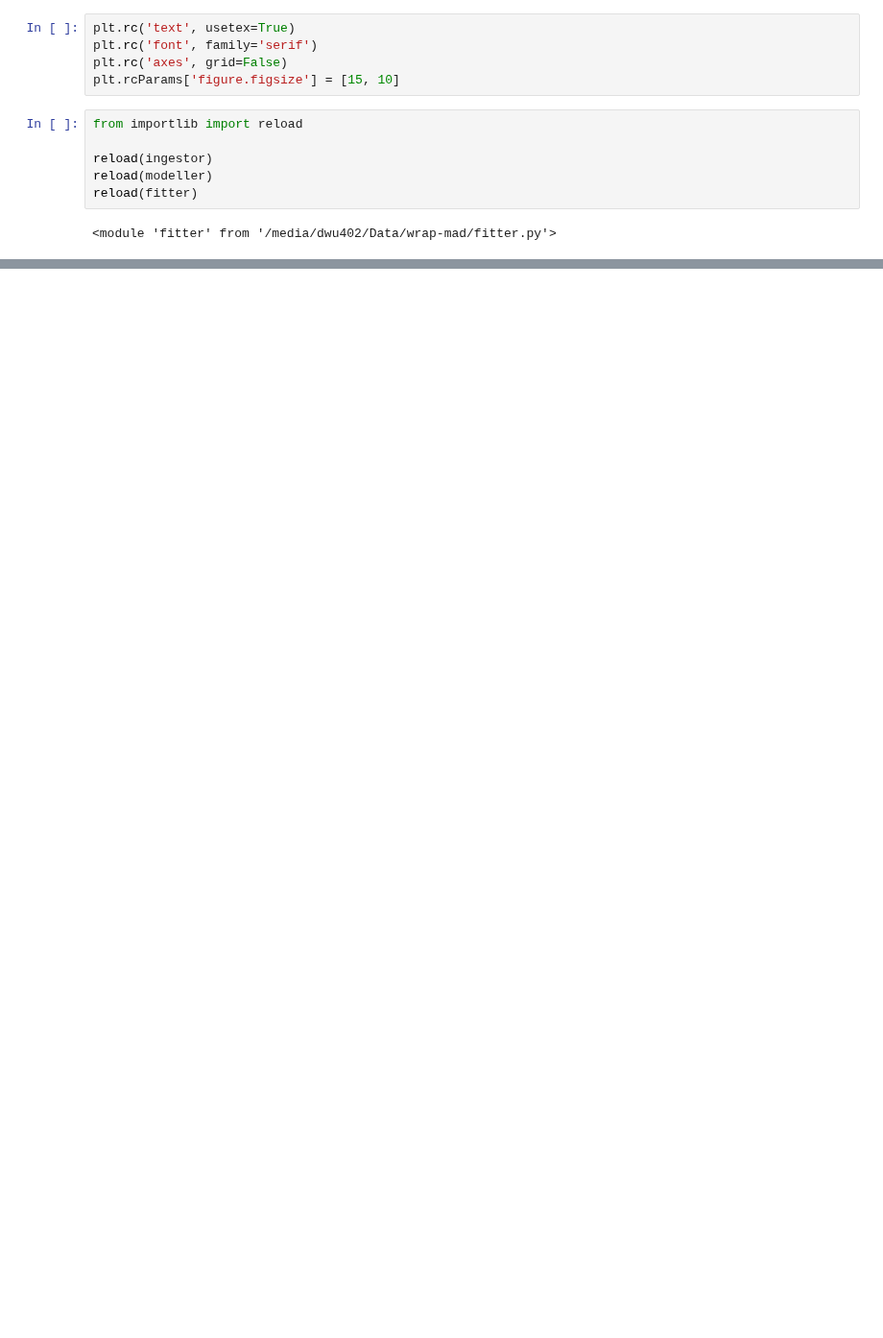
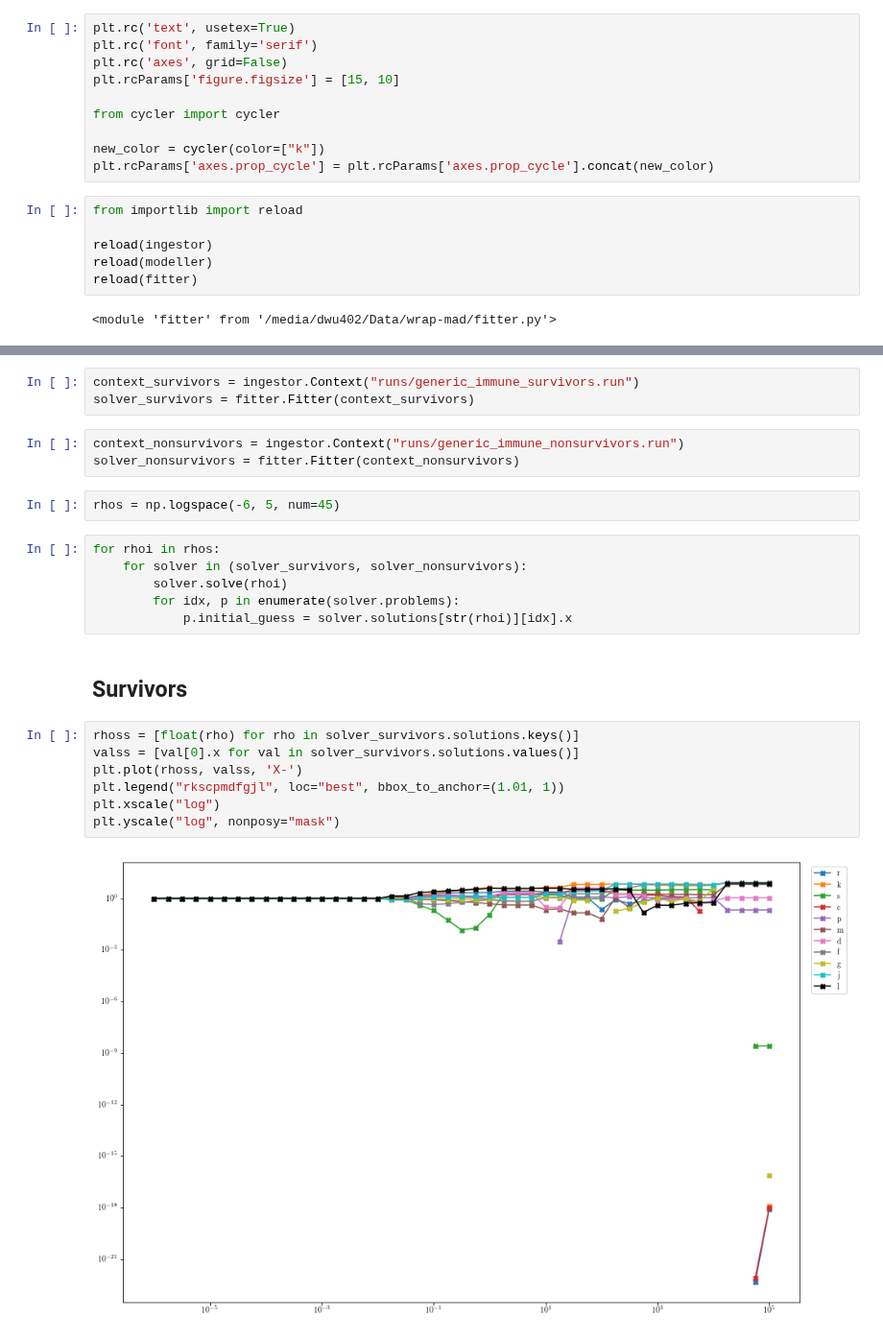
Before and after one commit to dwu402/self-harm, a Jupyter notebook: validation_runs.ipynb, the cells around one changed output, grey strips where cells are left out. Shown at 96% size. Saved outputs shown, nothing was run; the diff lists cells and outputs as text; blank space fills up the shorter version.

Commit message:
Begin multi-dataset analysis.
I now see that each dataset will need a different alpha value - means
that the configs need to be individualised

```diff
--- a/validation_runs.ipynb
+++ b/validation_runs.ipynb
@@ -8,6 +7,11 @@ plt.rc('text', usetex=True)
 plt.rc('font', family='serif')
 plt.rc('axes', grid=False)
 plt.rcParams['figure.figsize'] = [15, 10]
+
+from cycler import cycler
+
+new_color = cycler(color=["k"])
+plt.rcParams['axes.prop_cycle'] = plt.rcParams['axes.prop_cycle'].concat(new_color)
 # %%
 from importlib import reload
 
@@ -248,0 +23,25 @@ for a in ax.flatten():
+# %%
+context_survivors = ingestor.Context("runs/generic_immune_survivors.run")
+solver_survivors = fitter.Fitter(context_survivors)
+# %%
+context_nonsurvivors = ingestor.Context("runs/generic_immune_nonsurvivors.run")
+solver_nonsurvivors = fitter.Fitter(context_nonsurvivors)
+# %%
+rhos = np.logspace(-6, 5, num=45)
+# %%
+for rhoi in rhos:
+    for solver in (solver_survivors, solver_nonsurvivors):
+        solver.solve(rhoi)
+        for idx, p in enumerate(solver.problems):
+            p.initial_guess = solver.solutions[str(rhoi)][idx].x
+# %% [markdown]
+## Survivors
+# %%
+rhoss = [float(rho) for rho in solver_survivors.solutions.keys()]
+valss = [val[0].x for val in solver_survivors.solutions.values()]
+plt.plot(rhoss, valss, 'X-')
+plt.legend("rkscpmdfgjl", loc="best", bbox_to_anchor=(1.01, 1))
+plt.xscale("log")
+plt.yscale("log", nonposy="mask")
+# %% [output]
+[figure, added]
```
Also changed, not shown: parts of 43 cells of this notebook, 5 other files.
